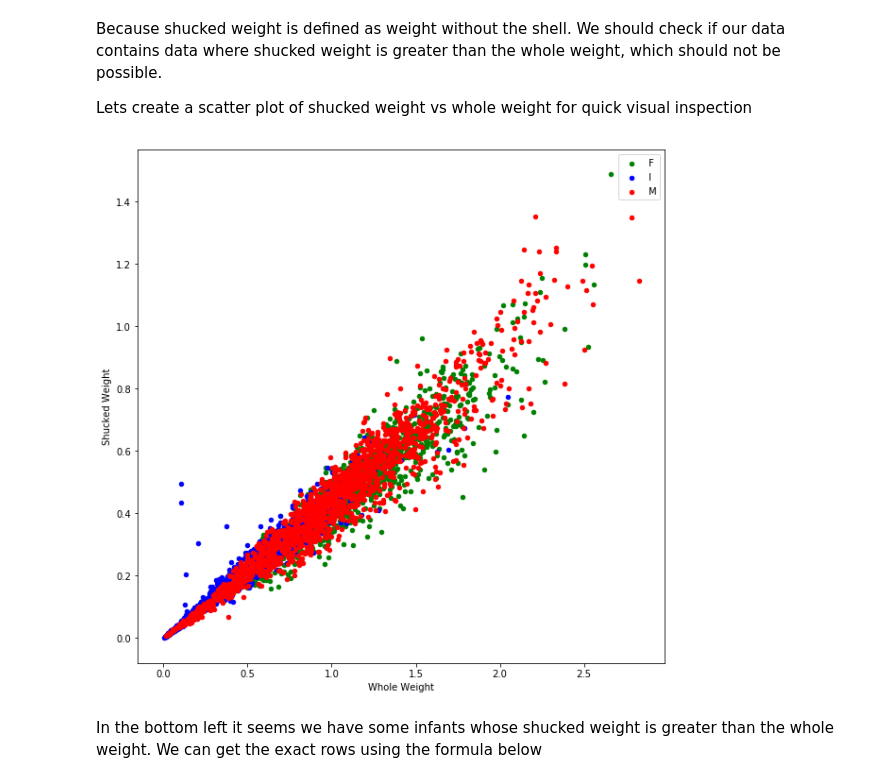
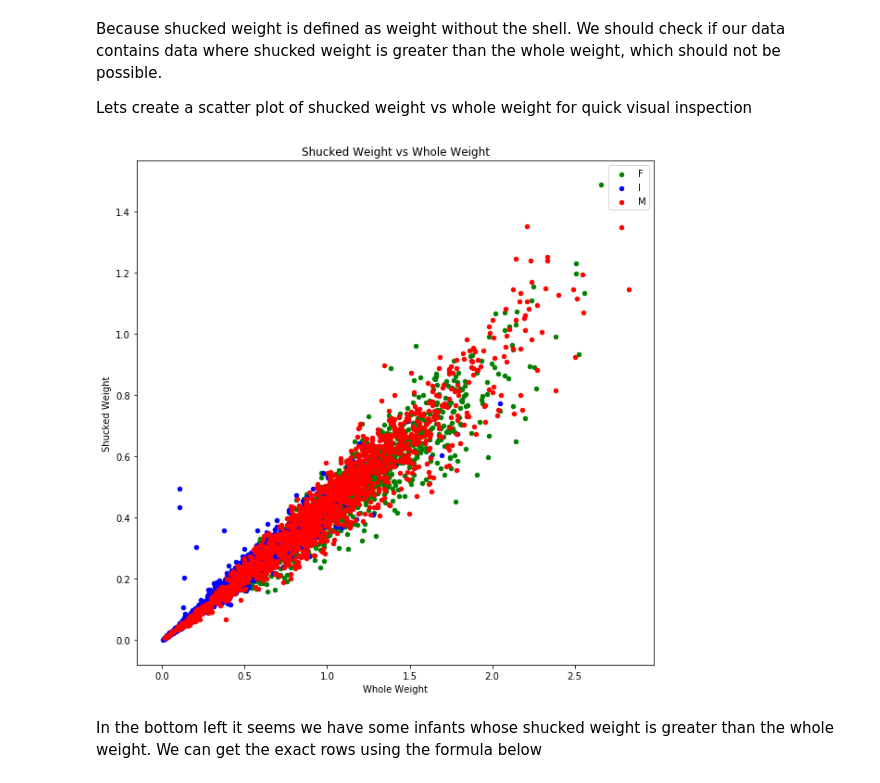
Before and after one commit to el-davo/msc-data-analytics-notebook, a Jupyter notebook: task1.ipynb, the cells around one changed output. Cells and saved outputs as stored; diff of their text form; code cells hidden in the pictures.

```diff
--- a/task1.ipynb
+++ b/task1.ipynb
@@ -89,5 +90,5 @@ Based on the above we can see that it would be impossible to have a height of ze
 # %%
-df.drop(df.index[[1257,3996]], inplace=True)
+df.drop(df.index[[1257,2758,3996]], inplace=True)
 # %%
 df.shape
 # %% [output]
@@ -112,12 +113,12 @@ Lets create a scatter plot of shucked weight vs whole weight for quick visual in
 # %%
 whole_vs_shucked = df[['Sex', 'Whole Weight', 'Shucked Weight']]
 colors = {'M': 'red','F':'green', 'I': 'blue'}
 
 _, ax = plt.subplots()
 for key,group in whole_vs_shucked.groupby('Sex'):
-    group.plot.scatter(ax=ax, x='Whole Weight', y='Shucked Weight',  figsize=(10, 10), label=key, color = colors[key]);
+    group.plot.scatter(ax=ax, x='Whole Weight', y='Shucked Weight',  figsize=(10, 10), label=key, color = colors[key], title='Shucked Weight vs Whole Weight');
 # %% [output]
-[figure, old version]
+[figure, new version]
 # %% [markdown]
 In the bottom left it seems we have some infants whose shucked weight is greater than the whole weight.
 We can get the exact rows using the formula below
```
Also changed, not shown: parts of 4 cells of this notebook.
